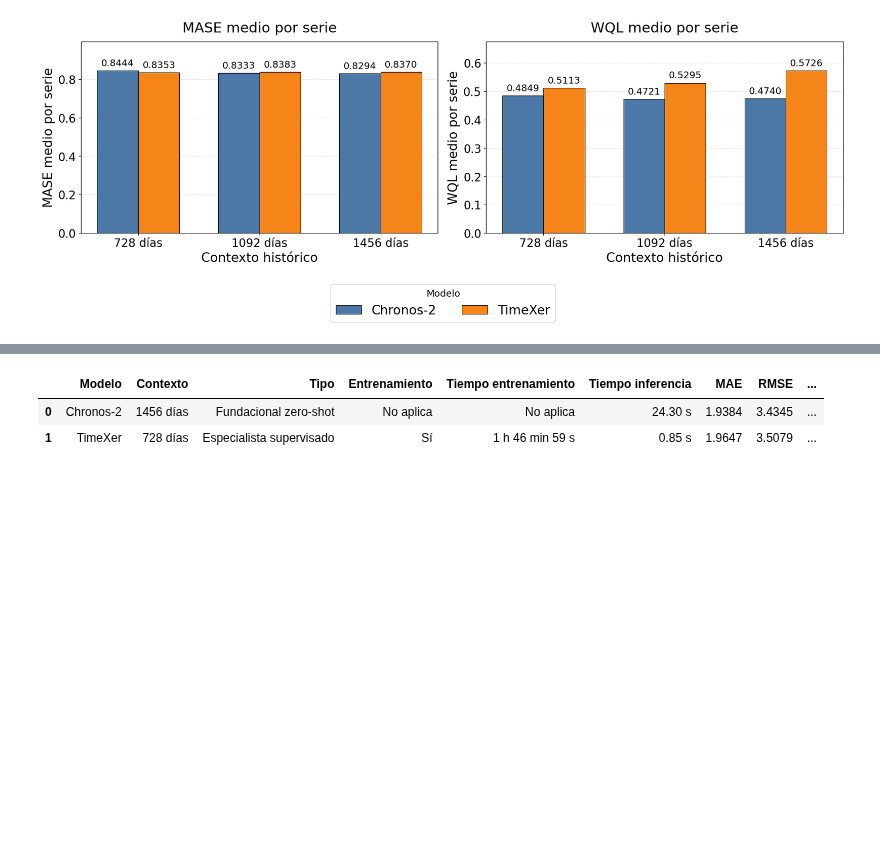
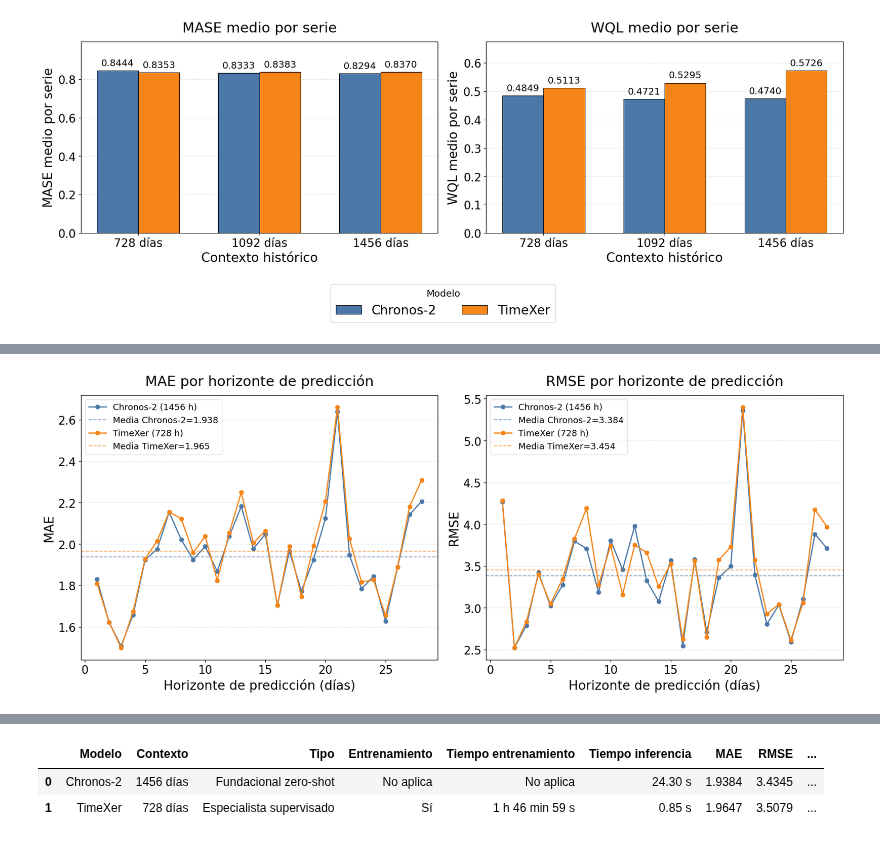
Before and after one commit to codependent/TFM-Master-IA-JoseAntonioInigo, a Jupyter notebook: retail/4-additional-graphs.ipynb, the cells around one changed output, grey strips where cells are left out. Drawn from its saved outputs; the diff is of its cells as text; code cells hidden in the pictures; blank space fills up the shorter version.

Commit message:
updated graphs

```diff
--- a/retail/4-additional-graphs.ipynb
+++ b/retail/4-additional-graphs.ipynb
@@ -353,0 +358,89 @@ plot_metrics_2x2(
+# %%
+import pandas as pd
+import numpy as np
+import matplotlib.pyplot as plt
+
+# ============================================================
+# Figura 5.2.5: evolución de métricas por horizonte de predicción
+# Chronos-2 (1456H) vs TimeXer (728H) — finalistas, una gráfica por métrica
+# MAE/RMSE/MASE: m5_horizon_metrics.csv (ya agregadas por horizonte).
+# WQL: no se guarda por horizonte -> se recalcula desde las predicciones
+#      cuantílicas (m5_eval_predictions_vs_actuals.csv) con la misma fórmula
+#      de pérdida pinball normalizada usada en los notebooks de cada modelo.
+# ============================================================
+
+DATA_DIR = "dataset/processed"
+QUANTILE_LEVELS = [0.1, 0.5, 0.9]
+
+# --- MAE / RMSE / MASE por horizonte (ya agregadas) ---
+hz_c = pd.read_csv(f"{DATA_DIR}/chronos2_m5_outputs/m5_horizon_metrics.csv")
+hz_t = pd.read_csv(f"{DATA_DIR}/timexer_m5_outputs/m5_horizon_metrics.csv")
+
+
+# --- WQL por horizonte (recalculada desde cuantiles) ---
+def wql_per_horizon(csv_path, qcols):
+    """WQL por horizonte. qcols mapea nivel de cuantil -> nombre de columna.
+    Misma normalización que los notebooks 3-*: 2*Σ_q mean(pinball_q)/(n_q*mean(|y|))."""
+    df = pd.read_csv(csv_path, parse_dates=["timestamp"])
+    df["horizon"] = (df["timestamp"] - df["timestamp"].min()).dt.days + 1
+    rows = []
+    for h, g in df.groupby("horizon"):
+        actual = g["target"].to_numpy(dtype=np.float64)
+        wql_sum = 0.0
+        for q, col in qcols.items():
+            diff = actual - g[col].to_numpy(dtype=np.float64)
+            wql_sum += np.mean(np.where(diff >= 0, q * diff, (q - 1) * diff))
+        mean_abs = np.mean(np.abs(actual))
+        wql = 2.0 * wql_sum / (len(qcols) * mean_abs) if mean_abs > 0 else np.nan
+        rows.append((int(h), wql))
+    return pd.DataFrame(rows, columns=["horizon", "WQL"])
+
+
+# Los nombres de columna de cuantiles difieren entre modelos:
+#   Chronos-2 -> "0.1"/"0.5"/"0.9"   |   TimeXer -> "q0.1"/"q0.5"/"q0.9"
+wql_c = wql_per_horizon(
+    f"{DATA_DIR}/chronos2_m5_outputs/m5_eval_predictions_vs_actuals.csv",
+    {q: f"{q}" for q in QUANTILE_LEVELS},
+)
+wql_t = wql_per_horizon(
+    f"{DATA_DIR}/timexer_m5_outputs/m5_eval_predictions_vs_actuals.csv",
+    {q: f"q{q}" for q in QUANTILE_LEVELS},
+)
+
+mean_c = hz_c.merge(wql_c, on="horizon").set_index("horizon")
+mean_t = hz_t.merge(wql_t, on="horizon").set_index("horizon")
+
+metric_cols = ["MAE", "RMSE", "MASE", "WQL"]
+series = {
+    "Chronos-2 (1456 h)": (mean_c, colors["Chronos-2"]),
+    "TimeXer (728 h)":    (mean_t, colors["TimeXer"]),
+}
+
+metric_pairs = [metric_cols[:2], metric_cols[2:]]  # r1: MAE+RMSE, r2: MASE+WQL
+
+for row_idx, pair in enumerate(metric_pairs):
+    with plt.rc_context(MULTI_RC):
+        fig, axes = plt.subplots(1, 2, figsize=(17, 7))
+
+        for ax, metric in zip(axes, pair):
+            for label, (mdf, color) in series.items():
+                ax.plot(mdf.index, mdf[metric], marker="o", linewidth=1.8, color=color, label=label)
+                mean_val = mdf[metric].mean()
+                ax.axhline(mean_val, color=color, linestyle="--", alpha=0.7, linewidth=1.3,
+                           label=f"Media {label.split(' ')[0]}={mean_val:.3f}")
+
+            ax.set_xlabel("Horizonte de predicción (días)")
+            ax.set_ylabel(metric)
+            ax.set_title(f"{metric} por horizonte de predicción")
+            ax.grid(axis="y", linestyle="--", alpha=0.35)
+            ax.set_axisbelow(True)
+            ax.legend(fontsize=13, framealpha=0.6)
+
+        fig.tight_layout()
+        fig.savefig(
+            f"fig_5_2_5_horizonte_finalistas_retail_r{row_idx + 1}.png",
+            dpi=300, bbox_inches="tight",
+        )
+        plt.show()
+# %% [output]
+[figure, added]
```
Also changed, not shown: parts of 4 cells of this notebook.
